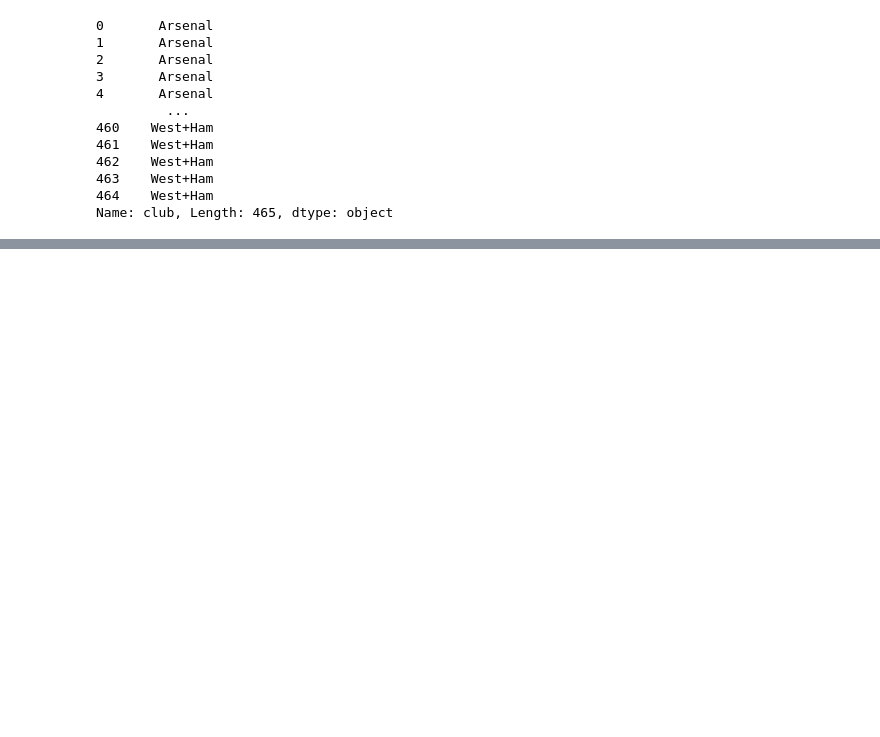
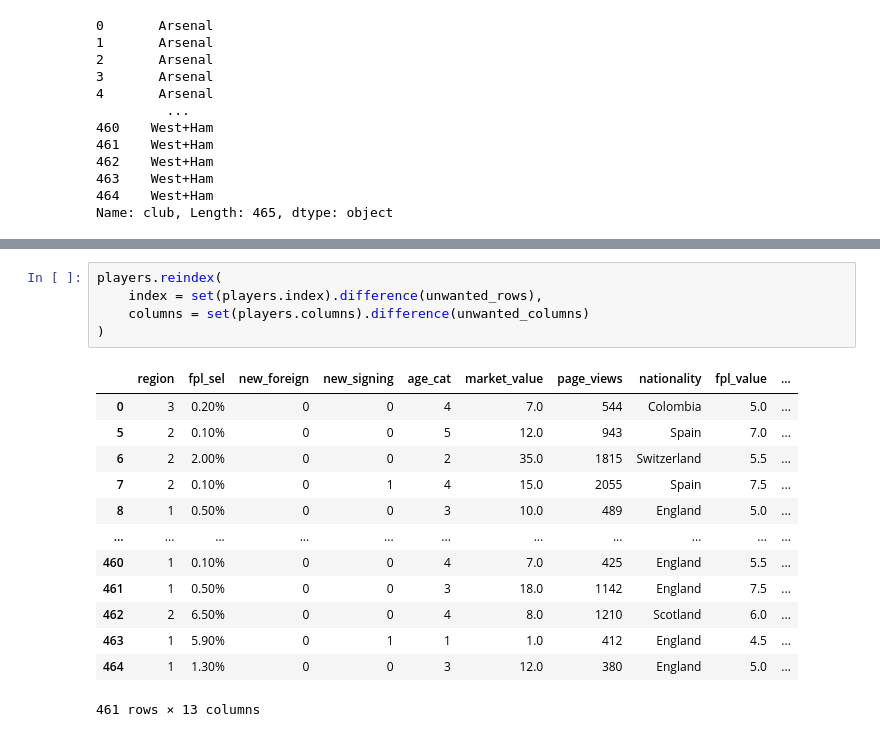
Before and after one commit to jgabunilas/pandas-bootcamp, a Jupyter notebook: Section5_DataFrames_in_Depth/Section5_DataFrames_in_Depth.ipynb, the cells around one changed output, grey strips where cells are left out. Saved outputs shown, nothing was run; the diff lists cells and outputs as text; blank space fills up the shorter version.

```diff
--- a/Section5_DataFrames_in_Depth/Section5_DataFrames_in_Depth.ipynb
+++ b/Section5_DataFrames_in_Depth/Section5_DataFrames_in_Depth.ipynb
@@ -1515,0 +1576,19 @@ Name: club, Length: 465, dtype: object
+# %%
+players.reindex(
+    index = set(players.index).difference(unwanted_rows),
+    columns = set(players.columns).difference(unwanted_columns)
+)
+# %% [output]
+|  | region | fpl_sel | new_foreign | new_signing | age_cat | market_value | page_views | nationality | fpl_value | ... |
+| 0 | 3 | 0.20% | 0 | 0 | 4 | 7.0 | 544 | Colombia | 5.0 | ... |
+| 5 | 2 | 0.10% | 0 | 0 | 5 | 12.0 | 943 | Spain | 7.0 | ... |
+| 6 | 2 | 2.00% | 0 | 0 | 2 | 35.0 | 1815 | Switzerland | 5.5 | ... |
+| 7 | 2 | 0.10% | 0 | 1 | 4 | 15.0 | 2055 | Spain | 7.5 | ... |
+| 8 | 1 | 0.50% | 0 | 0 | 3 | 10.0 | 489 | England | 5.0 | ... |
+| ... | ... | ... | ... | ... | ... | ... | ... | ... | ... | ... |
+| 460 | 1 | 0.10% | 0 | 0 | 4 | 7.0 | 425 | England | 5.5 | ... |
+| 461 | 1 | 0.50% | 0 | 0 | 3 | 18.0 | 1142 | England | 7.5 | ... |
+| 462 | 2 | 6.50% | 0 | 0 | 4 | 8.0 | 1210 | Scotland | 6.0 | ... |
+| 463 | 1 | 5.90% | 0 | 1 | 1 | 1.0 | 412 | England | 4.5 | ... |
+| 464 | 1 | 1.30% | 0 | 0 | 3 | 12.0 | 380 | England | 5.0 | ... |
+461 rows × 13 columns
```
Also changed, not shown: parts of 10 cells of this notebook.
